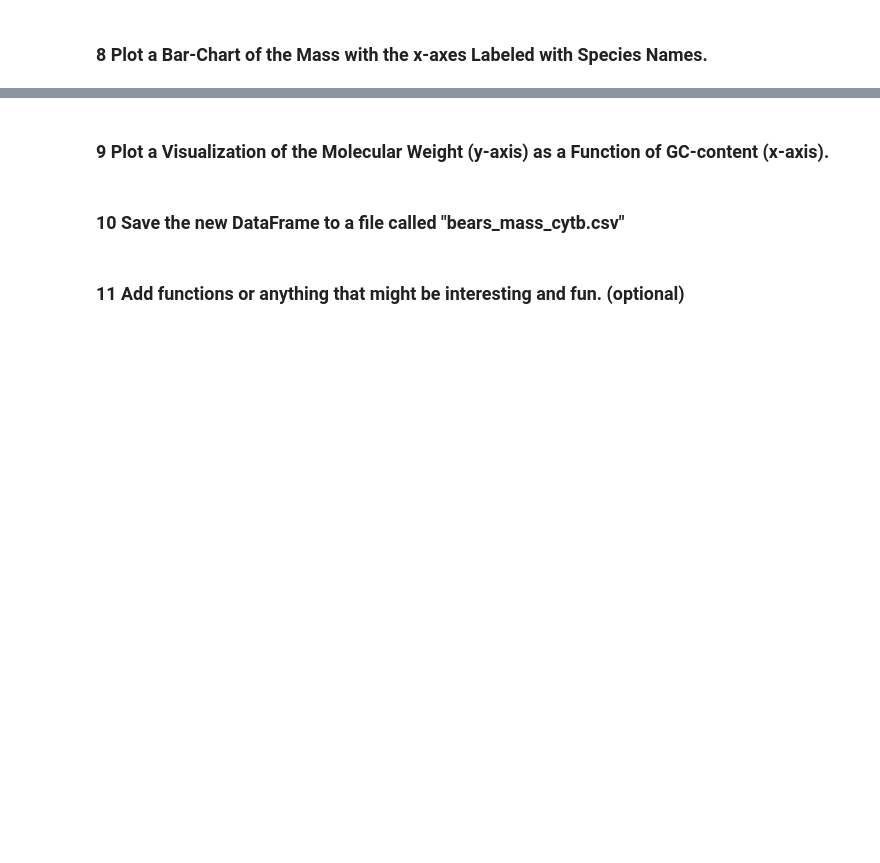
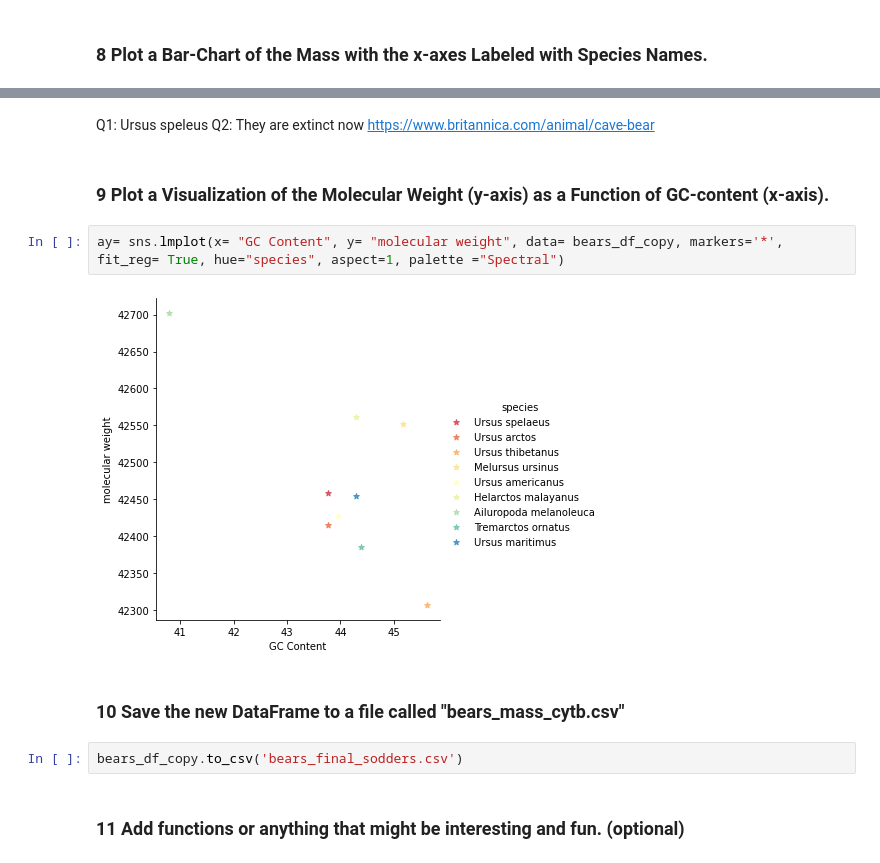
Before and after one commit to msodders/Python_Homework_Sodders21, a Jupyter notebook: Sodders Homework.ipynb, the cells around one changed output, grey strips where cells are left out. Cells and saved outputs as stored; diff of their text form; blank space fills up the shorter version.

```diff
--- a/Sodders Homework.ipynb
+++ b/Sodders Homework.ipynb
@@ -91,6 +196,16 @@ species_list = list(bears_df.species)
+# %% [markdown]
+Q1: Ursus speleus
+Q2: They are extinct now
+https://www.britannica.com/animal/cave-bear
 # %% [markdown]
 ### 9 Plot a Visualization of the Molecular Weight (y-axis) as a Function of GC-content (x-axis).
+# %%
+ay= sns.lmplot(x= "GC Content", y= "molecular weight", data= bears_df_copy, markers='*', fit_reg= True, hue="species", aspect=1, palette ="Spectral")
+# %% [output]
+[figure, added]
 # %% [markdown]
 ### 10 Save the new DataFrame to a file called "bears_mass_cytb.csv"
+# %%
+bears_df_copy.to_csv('bears_final_sodders.csv')
 # %% [markdown]
 ### 11 Add functions or anything that might be interesting and fun. (optional)
```
Also changed, not shown: parts of 20 cells of this notebook, 3 other files.
